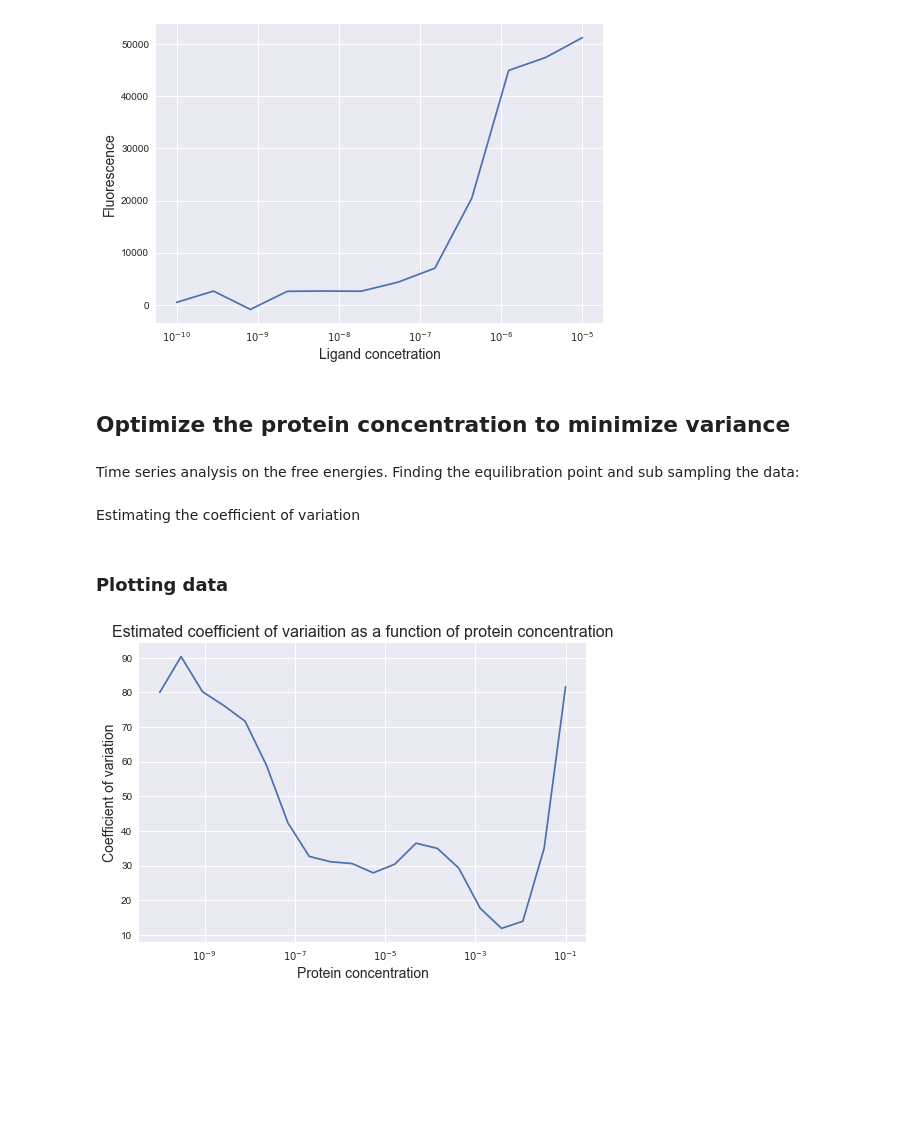
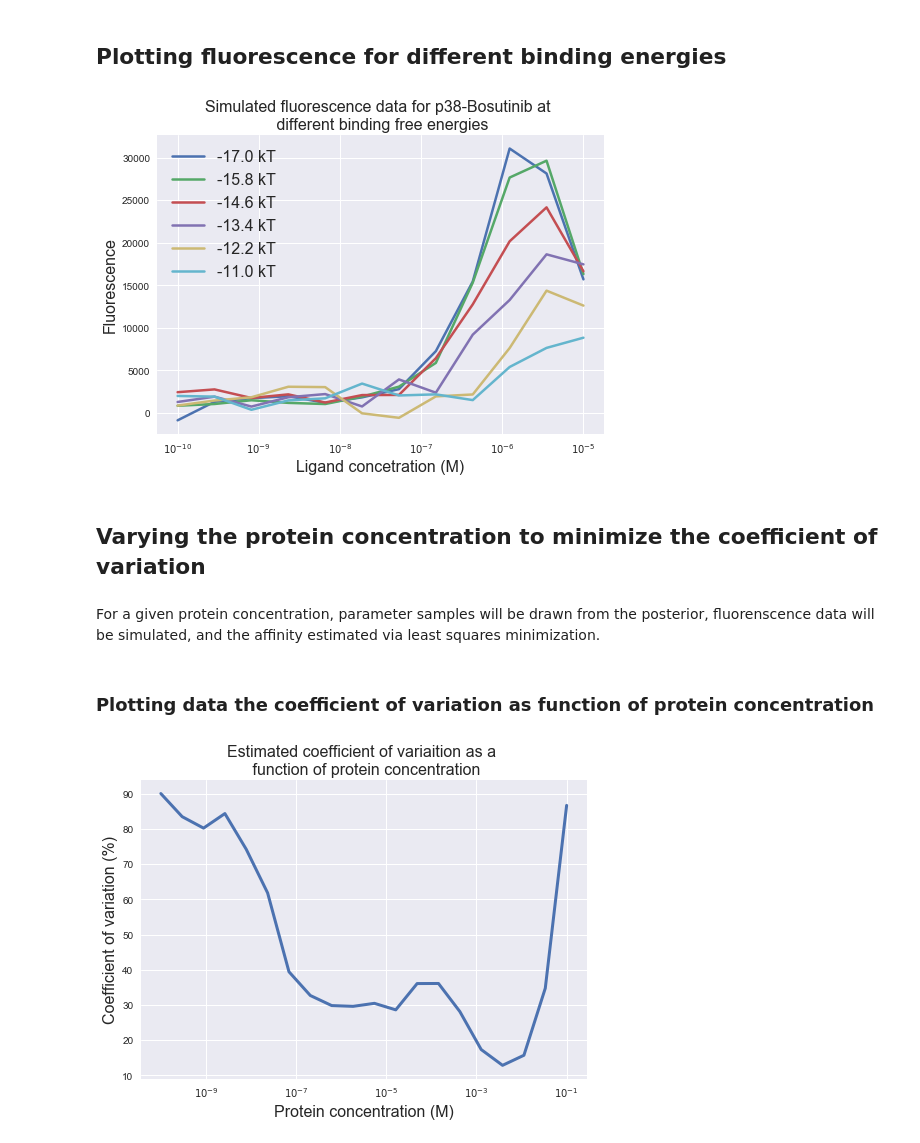
Before and after one commit to choderalab/assaytools, a Jupyter notebook: experimental_design/ExperimentalDesign.ipynb, the cells around one changed output. Cells and saved outputs as stored; diff of their text form; code cells hidden in the pictures; blank space fills up the shorter version.

Commit message:
Tidied up example for using AssaySimulator to predict optimal protein concentrations. Cleaned up functions in AssaySimulator.

```diff
--- a/experimental_design/ExperimentalDesign.ipynb
+++ b/experimental_design/ExperimentalDesign.ipynb
@@ -19,0 +39,22 @@ with open(r'%s'%data_file,'rb') as my_file:
+# %%
+# Ligand and protein concentrations
+L_total = 10 ** (np.linspace(-10, -5, num=12))
+P_total = 1E-6
+
+# Initialize the class using assaytools PyMC data:
+sim_assay = AssaySimulator(pymc_data=data, l_total=L_total, inner_filter=True)
+# By default, assaytools parameters are drawn from the posterior.
+
+# One can set the parameters to their mean values with
+sim_assay.set_mean_parameters(data, t_equil)
+
+# Plotting fluorescence for protein concentrations using the mean assaytools parameters
+for p in [10E-9, 10E-8, 10E-7, 10E-6, ]:
+    F = sim_assay.simulate_fluorescence(p_total=p, noisy=True)
+    plt.semilogx(L_total, F, label="{0} M".format(p), lw=2.5)
+
+plt.title('Simulated fluorescence data for p38-Bosutinib at \n different protein concentrations', fontsize=16)
+plt.xlabel('Ligand concetration (M)', fontsize=16)
+plt.ylabel('Fluorescence', fontsize=16)
+plt.legend(fontsize=16)
+plt.show()
@@ -20,22 +63,25 @@ with open(r'%s'%data_file,'rb') as my_file:
+# %% [markdown]
+## Plotting fluorescence for different binding energies
 # %%
 # Ligand and protein concentrations
 L_total = 10 ** (np.linspace(-10, -5, num=12))
 P_total = 1E-6
 
 # Initialize the class
-assay = AssaySimulator(pymc_data=data, L_total=L_total, sample_index=6000, inner_filter=False)
+sim_assay = AssaySimulator(pymc_data=data, l_total=L_total, inner_filter=True)
+sim_assay.set_mean_parameters(data, t_equil)
 
-# Draw a possinle
-F = assay.simulate_fluorescence(DeltaG=-30, noisy=True)
+# Plotting fluorescence for binding energies using the mean assaytools parameters
+for g in np.linspace(-17,-11,6):
+    F = sim_assay.simulate_fluorescence(DeltaG=g, noisy=True)
+    plt.semilogx(L_total, F, label="{0} kT".format(g), lw=2.5)
 
-# Plot
-plt.semilogx(L_total, F)
-plt.xlabel('Ligand concetration', fontsize=14)
-plt.ylabel('Fluorescence', fontsize=14)
+plt.title('Simulated fluorescence data for p38-Bosutinib at \n different binding free energies', fontsize=16)
+plt.xlabel('Ligand concetration (M)', fontsize=16)
+plt.ylabel('Fluorescence', fontsize=16)
+plt.legend(fontsize=16)
 plt.show()
 # %% [output]
-[figure, old version]
+[figure, new version]
 # %% [markdown]
-## Optimize the protein concentration to minimize variance
+## Varying the protein concentration to minimize the coefficient of variation
-# %% [markdown]
-Time series analysis on the free energies. Finding the equilibration point and sub sampling the data:
@@ -47,0 +88,2 @@ mean_DeltaG = np.mean(DeltaG_samples[t_equil:])
+# %% [markdown]
+For a given protein concentration, parameter samples will be drawn from the posterior, fluorenscence data will be simulated, and the affinity estimated via least squares minimization.
@@ -48,2 +130,2 @@ mean_DeltaG = np.mean(DeltaG_samples[t_equil:])
 # %% [markdown]
- Estimating the coefficient of variation
+### Plotting data the coefficient of variation as function of protein concentration
@@ -88,10 +132,8 @@ Var = np.array(Var)
-# %% [markdown]
-### Plotting data
 # %%
-plt.semilogx(P_totals, CV * 100)
-plt.title('Estimated coefficient of variaition as a function of protein concentration', fontsize=16)
-plt.xlabel('Protein concentration', fontsize=14)
-plt.ylabel('Coefficient of variation', fontsize=14)
+plt.semilogx(P_totals, CV * 100, lw=3)
+plt.title('Estimated coefficient of variaition as a \n function of protein concentration', fontsize=16)
+plt.xlabel('Protein concentration (M)', fontsize=16)
+plt.ylabel('Coefficient of variation (%)', fontsize=16)
 plt.show()
 # %% [output]
-[figure, old version]
+[figure, new version]
```
Also changed, not shown: parts of 23 cells of this notebook, 1 other file.
